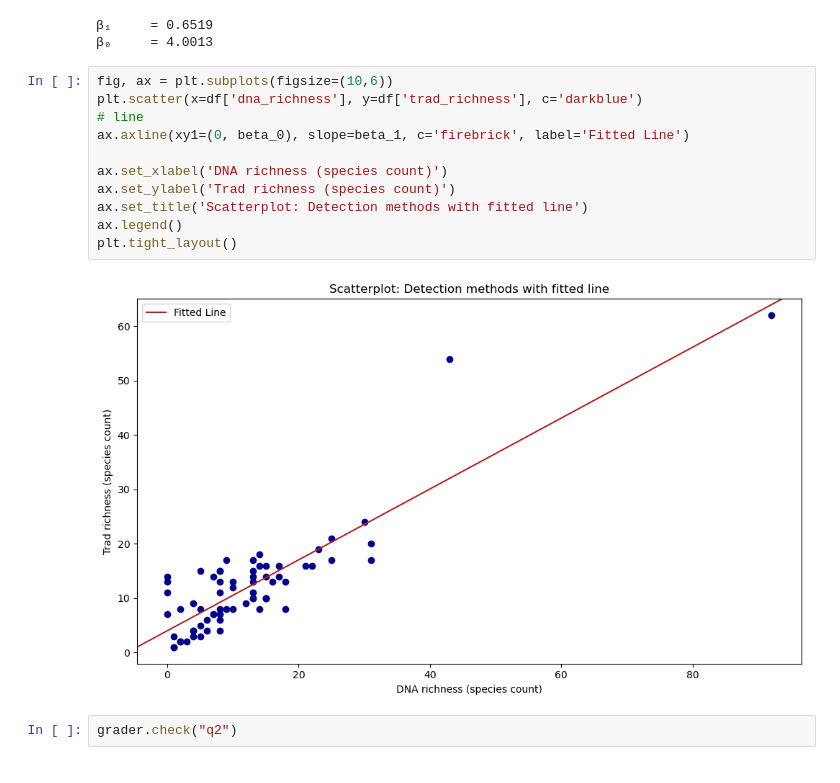
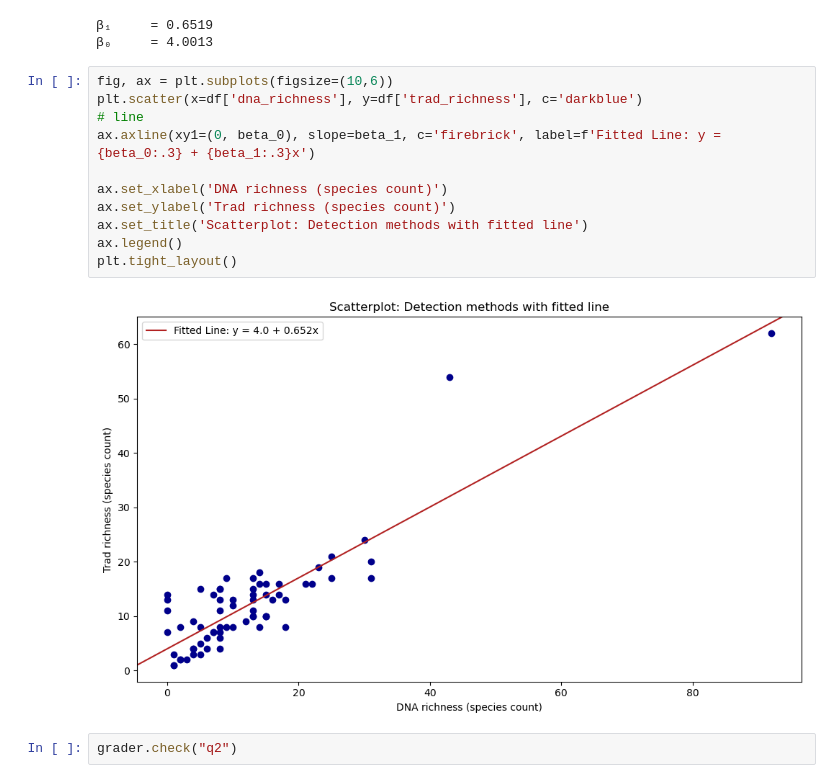
Before and after one commit to zachyyy700/eds232-hw1, a Jupyter notebook: task2/hw1-task2.ipynb, the cells around one changed output. Saved outputs shown, nothing was run; the diff lists cells and outputs as text.

```diff
--- a/task2/hw1-task2.ipynb
+++ b/task2/hw1-task2.ipynb
@@ -106,16 +106,16 @@ print(f"\u03b2\u2080     = {beta_0:.4f}")
 # %%
 fig, ax = plt.subplots(figsize=(10,6))
 plt.scatter(x=df['dna_richness'], y=df['trad_richness'], c='darkblue')
 # line
-ax.axline(xy1=(0, beta_0), slope=beta_1, c='firebrick', label='Fitted Line')
+ax.axline(xy1=(0, beta_0), slope=beta_1, c='firebrick', label=f'Fitted Line: y = {beta_0:.3} + {beta_1:.3}x')
 
 ax.set_xlabel('DNA richness (species count)')
 ax.set_ylabel('Trad richness (species count)')
 ax.set_title('Scatterplot: Detection methods with fitted line')
 ax.legend()
 plt.tight_layout()
 # %% [output]
-[figure, old version]
+[figure, new version]
 # %%
 grader.check("q2")
 # %% [output]
```
Also changed, not shown: parts of 2 cells of this notebook.
